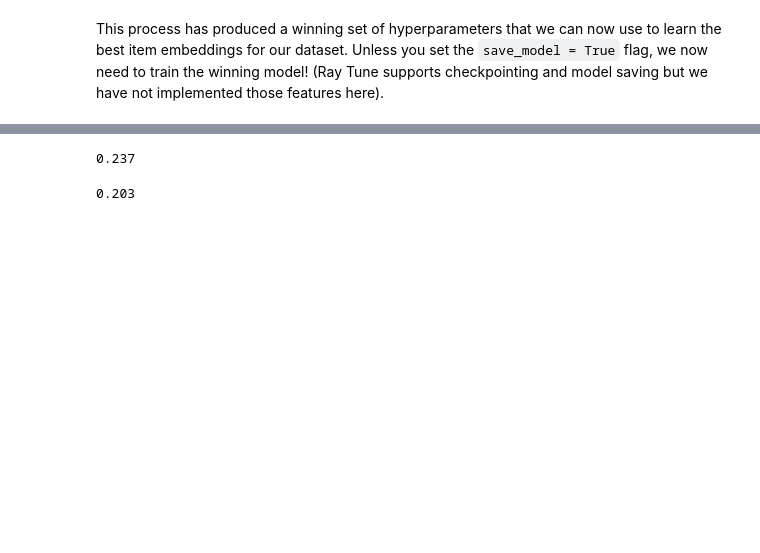
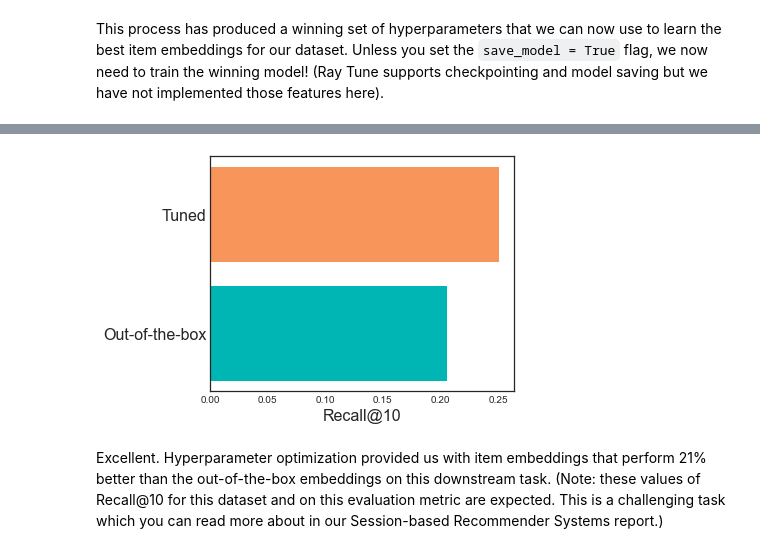
Before and after one commit to fastforwardlabs/train_embeddings_with_gensim, a Jupyter notebook: train_gensim_word2vec.ipynb, the cells around one changed output, grey strips where cells are left out. Cells and saved outputs as stored; diff of their text form; code cells hidden in the pictures; blank space fills up the shorter version.

```diff
--- a/train_gensim_word2vec.ipynb
+++ b/train_gensim_word2vec.ipynb
@@ -300,11 +318,17 @@ Let's evaluate our embeddings on the test set now! We'll use the same metric we
 # %%
 tuned_recall_at_k = recall_at_k(test, tuned_embeddings, k=10)
 ootb_recall_at_k = recall_at_k(test, ootb_embeddings, k=10)
-# %%
-tuned_recall_at_k
-# %% [output]
-0.237
-# %%
-ootb_recall_at_k
-# %% [output]
-0.203
+# %%
+plt.style.use("seaborn-white")
+
+fig = plt.figure()
+
+plt.barh([0,1], width=[ootb_recall_at_k, tuned_recall_at_k], color=['#00b6b5', '#f7955b'])
+plt.yticks([0,1], ["Out-of-the-box", "Tuned"], fontsize=16)
+plt.xlabel("Recall@10", fontsize=16);
+
+plt.tight_layout()
+# %% [output]
+[figure, added]
+# %% [markdown]
+Excellent. Hyperparameter optimization provided us with item embeddings that perform 21% better than the out-of-the-box embeddings on this downstream task.  (Note: these values of Recall@10 for this dataset and on this evaluation metric are expected. This is a challenging task which you can read more about in our Session-based Recommender Systems report.)
```
Also changed, not shown: parts of 31 cells of this notebook.
